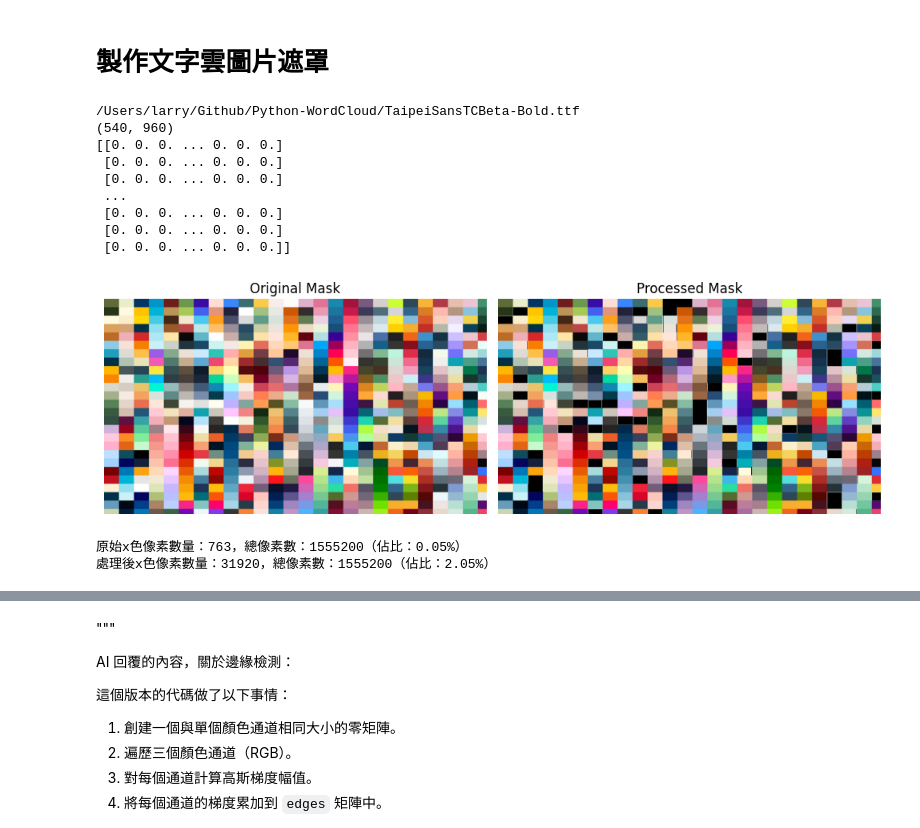
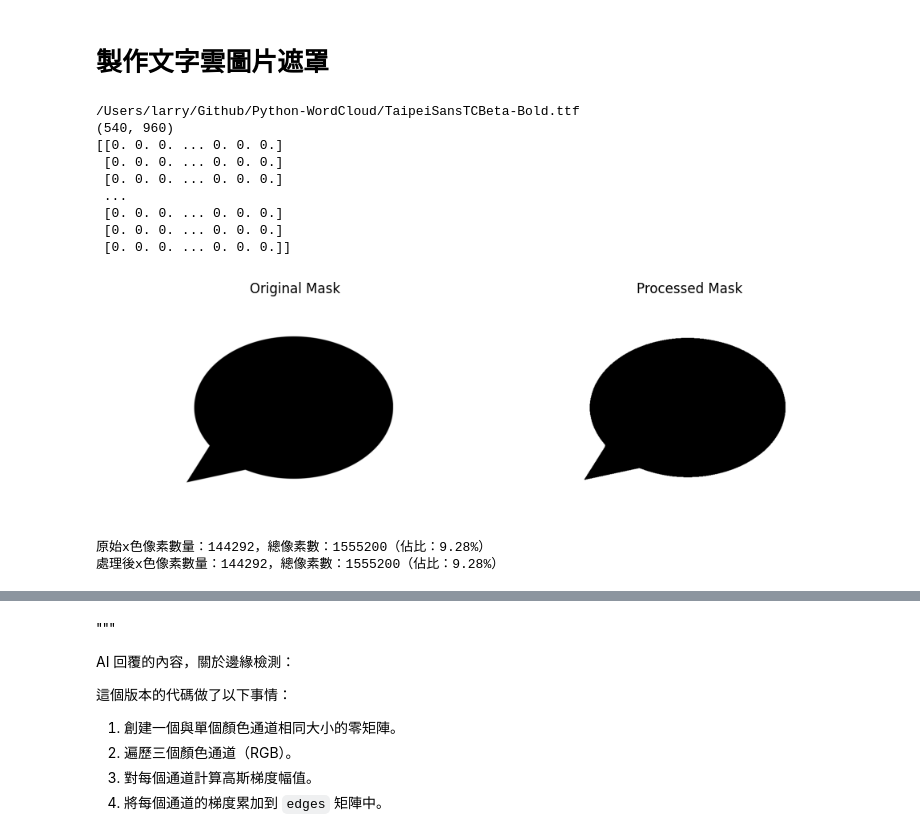
Before and after one commit to wastu01/Python-WordCloud, a Jupyter notebook: Googlenews_v2.ipynb, the cells around one changed output, grey strips where cells are left out. Saved outputs shown, nothing was run; the diff lists cells and outputs as text; code cells hidden in the pictures.

```diff
--- a/Googlenews_v2.ipynb
+++ b/Googlenews_v2.ipynb
@@ -518,10 +523,11 @@ font_path_input = "/Users/larry/Github/Python-WordCloud/TaipeiSansTCBeta-Bold.tt
 print(font_path_input)
 
 # 文字雲圖片遮罩檔案路徑
-img_path = "./Mask_Image/Square_mask.png"
+img_path = "./Mask_Image/Messenge_mask.png"
 
 
 mask_color = np.array((Image.open(img_path).convert("RGB")).resize((960, 540)))
+# mask_color = mask_color[::2, ::2]
 
 total_pixels = mask_color.size
 # total_pixels = mask_image.shape[0] * mask_image.shape[1]
@@ -530,18 +536,18 @@ org_filtered_pixels = np.sum(np.all(mask_color == 0, axis=2))
 
 mask_image = mask_color.copy()
 
-threshold = 220 # 根據圖片調整閾值
-mask_image[np.all(mask_image > threshold, axis=2)] = 0
+threshold = 20 # 根據圖片調整閾值
+mask_image[np.all(mask_image > threshold, axis=2)] = 255
 # 只要是（偏）()色區域，都設為()色
 filtered_pixels = np.sum(np.all(mask_image == 0, axis=2))
 
 # 邊緣檢測 (進階用法，此部分為當初課堂老師提供)
 # 我的理解：將三個顏色通道做了某個處理，然後將三個通道的結果累加，最後除以 3 得到平均值
-edges = np.mean([gaussian_gradient_magnitude(mask_image[:, :, i] / 255., 2) for i in range(3)], axis=0)
+edges = np.mean([gaussian_gradient_magnitude(mask_image[:, :, i] / 255., 1) for i in range(3)], axis=0)
 print(edges.shape)
 print(edges)
 # 使用平均值作為閾值
-threshold = edges.mean() * 30
+threshold = edges.mean() * 0.2
 mask_image[edges > threshold] = 255
 
 
@@ -552,37 +558,37 @@ ax1.set_title("Original Mask")
 ax1.axis('off')
 
 # 顯示處理後的遮罩圖片
 ax2.imshow(mask_image)
 ax2.set_title("Processed Mask")
 ax2.axis('off')
 
 plt.tight_layout()
 plt.show()
 
 
 
 
 print(f"原始x色像素數量：{org_filtered_pixels}，總像素數：{total_pixels}（佔比：{org_filtered_pixels/total_pixels*100:.2f}%）")
 print(f"處理後x色像素數量：{filtered_pixels}，總像素數：{total_pixels}（佔比：{filtered_pixels/total_pixels*100:.2f}%）")
 
 # 將高於閾值的邊緣像素設為白色
 
 # 顏色生成
-# image_colors = ImageColorGenerator(mask_image)
+image_colors = ImageColorGenerator(mask_image)
 # image_colors.default_color = [0.9,0.9,0.9]
 # %% [output]
 /Users/larry/Github/Python-WordCloud/TaipeiSansTCBeta-Bold.ttf
 (540, 960)
 [[0. 0. 0. ... 0. 0. 0.]
  [0. 0. 0. ... 0. 0. 0.]
  [0. 0. 0. ... 0. 0. 0.]
  ...
  [0. 0. 0. ... 0. 0. 0.]
  [0. 0. 0. ... 0. 0. 0.]
  [0. 0. 0. ... 0. 0. 0.]]
-[figure, old version]
+[figure, new version]
-原始x色像素數量：763，總像素數：1555200（佔比：0.05%）
-處理後x色像素數量：31920，總像素數：1555200（佔比：2.05%）
+原始x色像素數量：144292，總像素數：1555200（佔比：9.28%）
+處理後x色像素數量：144292，總像素數：1555200（佔比：9.28%）
 # %%
 # 選擇黑色遮罩圖案練習處理圖片
 
```
Also changed, not shown: parts of 17 cells of this notebook.
